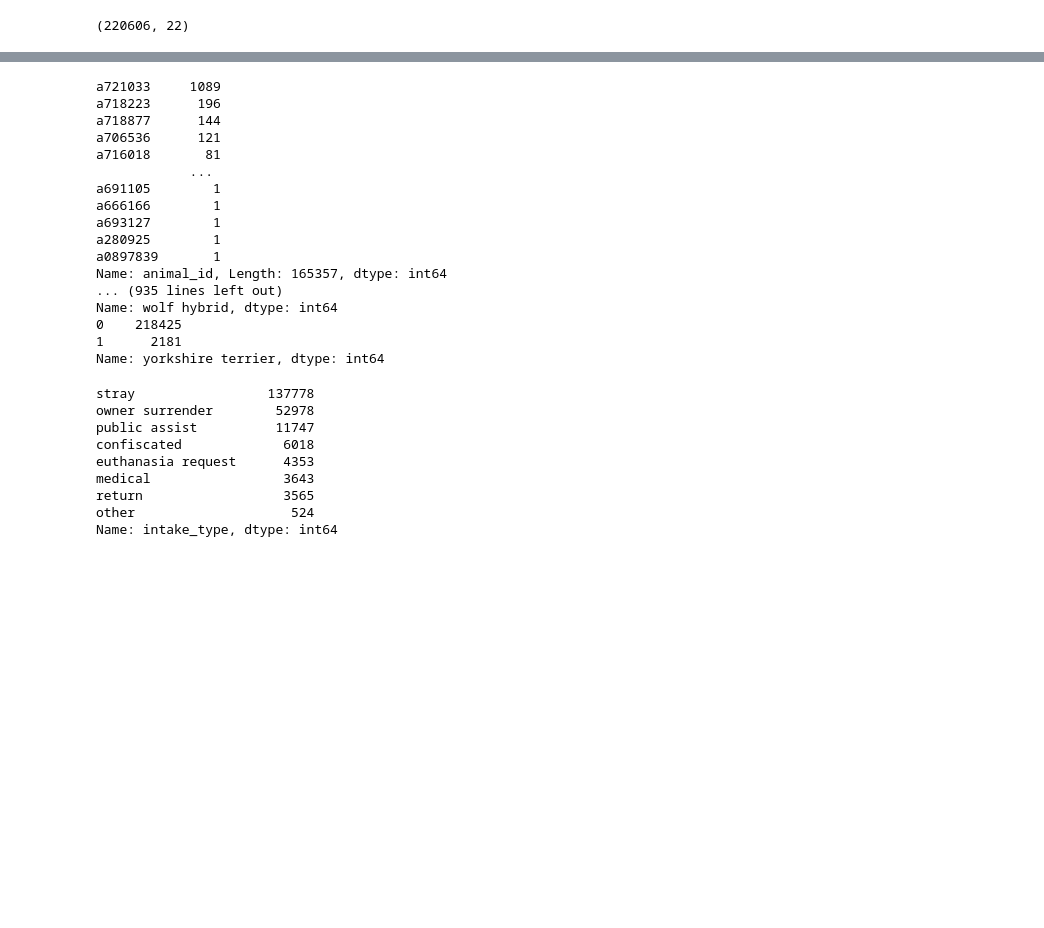
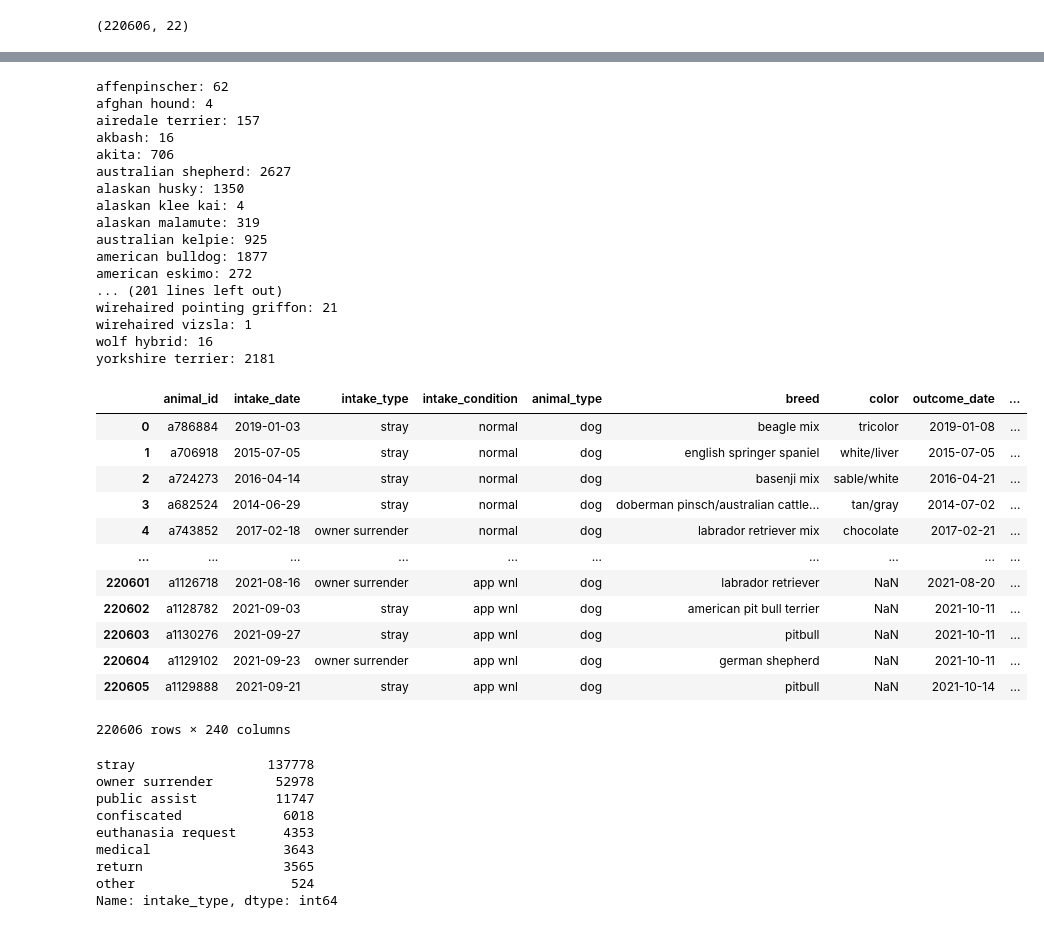
Before and after one commit to phil-cork/animal-services, a Jupyter notebook: Data_Wrangling.ipynb, the cells around one changed output, grey strips where cells are left out. Drawn from its saved outputs; the diff is of its cells as text; code cells hidden in the pictures; blank space fills up the shorter version.

```diff
--- a/Data_Wrangling.ipynb
+++ b/Data_Wrangling.ipynb
@@ -390,5 +370,13 @@ all['breed'].replace({
     'tenn tr ':'tennesee treeing',
     'tr ':'tree ',
     ' - ':' ',
-    'st.':'st'
+    'austalian':'australian',
+    'stffordshire':'staffordshire',
+    'bostn':'boston',
+    'mastff':'mastiff',
+    'chinese crestd':'chinese crested',
+    'dachsund':'dachshund',
+    'manchestr':'manchester',
+    'munstrlander':'munsterlander',
+    'stndard':'standard'
 }, inplace=True, regex=True)
@@ -458,11 +425,23 @@ all['breed'].replace({
     'schnauzer standard':'schnauzer stand',
     'tennesee treeingbrindle':'tennesee treeing brindle hound',
     'treeing tennesse brindle':'tennesee treeing brindle hound',
-    'tibetan span':'tibetan spaniel'
+    'tibetan span':'tibetan spaniel',
+    'kerry blue terr':'kerry blue terrier',
+    'manchester terr':'manchester terrier',
+    'westhighland':'west highland',
+    'bruss griffon':'brussels griffon',
+    'chihuahua shorthair':'chihuahua',
+    'chihuahua longhair':'chihuahua',
+    'st\. bernard rough coat':'st bernard',
+    'st\. bernard smooth coat':'st bernard',
+    'pit bull':'pitbull',
+    'pit bull mix':'pitbull'
 }, inplace=True)
 
 all['breed'].replace({'retrieveriever':'retriever',
                       'schnauzer stand':'standard schnauzer',
                       'queensland heel':'queensland heeler',
+                      'bay bay':'bay',
+                      'st\.':'st'
                      }, inplace=True, regex=True)
 # %%
@@ -547,23 +506,23 @@ len(breeds)
 for b in breeds:
     all[b] = all['breed'].apply(lambda x: int(b in x) if isinstance(x,str) else 0)
 # %%
-for c in all.columns:
-    print(all[c].value_counts())
+#for c in all.columns[22:]:
+#    print(c + ": " + str(sum(all[c])))
 # %% [output]
-a721033     1089
-a718223      196
-a718877      144
-a706536      121
-a716018       81
-            ...
-a691105        1
-a666166        1
-a693127        1
-a280925        1
-a0897839       1
-Name: animal_id, Length: 165357, dtype: int64
-... (935 lines left out)
-Name: wolf hybrid, dtype: int64
-0    218425
-1      2181
-Name: yorkshire terrier, dtype: int64
+affenpinscher: 62
+afghan hound: 4
+airedale terrier: 157
+akbash: 16
+akita: 706
+australian shepherd: 2627
+alaskan husky: 1350
+alaskan klee kai: 4
+alaskan malamute: 319
+australian kelpie: 925
+american bulldog: 1877
+american eskimo: 272
+... (201 lines left out)
+wirehaired pointing griffon: 21
+wirehaired vizsla: 1
+wolf hybrid: 16
+yorkshire terrier: 2181
@@ -570,3 +626,19 @@ Name: yorkshire terrier, dtype: int64
+# %%
+all
+# %% [output]
+|  | animal_id | intake_date | intake_type | intake_condition | animal_type | breed | color | outcome_date | ... |
+| 0 | a786884 | 2019-01-03 | stray | normal | dog | beagle mix | tricolor | 2019-01-08 | ... |
+| 1 | a706918 | 2015-07-05 | stray | normal | dog | english springer spaniel | white/liver | 2015-07-05 | ... |
+| 2 | a724273 | 2016-04-14 | stray | normal | dog | basenji mix | sable/white | 2016-04-21 | ... |
+| 3 | a682524 | 2014-06-29 | stray | normal | dog | doberman pinsch/australian cattle... | tan/gray | 2014-07-02 | ... |
+| 4 | a743852 | 2017-02-18 | owner surrender | normal | dog | labrador retriever mix | chocolate | 2017-02-21 | ... |
+| ... | ... | ... | ... | ... | ... | ... | ... | ... | ... |
+| 220601 | a1126718 | 2021-08-16 | owner surrender | app wnl | dog | labrador retriever | NaN | 2021-08-20 | ... |
+| 220602 | a1128782 | 2021-09-03 | stray | app wnl | dog | american pit bull terrier | NaN | 2021-10-11 | ... |
+| 220603 | a1130276 | 2021-09-27 | stray | app wnl | dog | pitbull | NaN | 2021-10-11 | ... |
+| 220604 | a1129102 | 2021-09-23 | owner surrender | app wnl | dog | german shepherd | NaN | 2021-10-11 | ... |
+| 220605 | a1129888 | 2021-09-21 | stray | app wnl | dog | pitbull | NaN | 2021-10-14 | ... |
+220606 rows × 240 columns
 # %%
 all['color'].replace({
     'apricot':'yellow',
```
Also changed, not shown: parts of 18 cells of this notebook.
